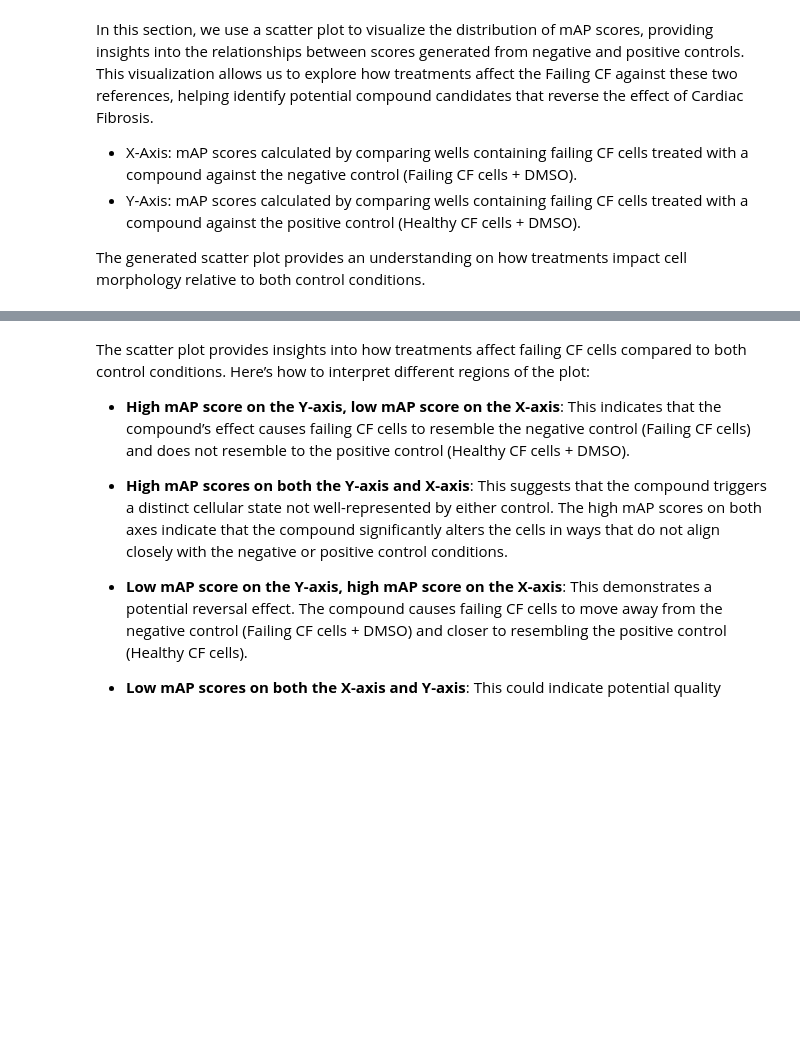
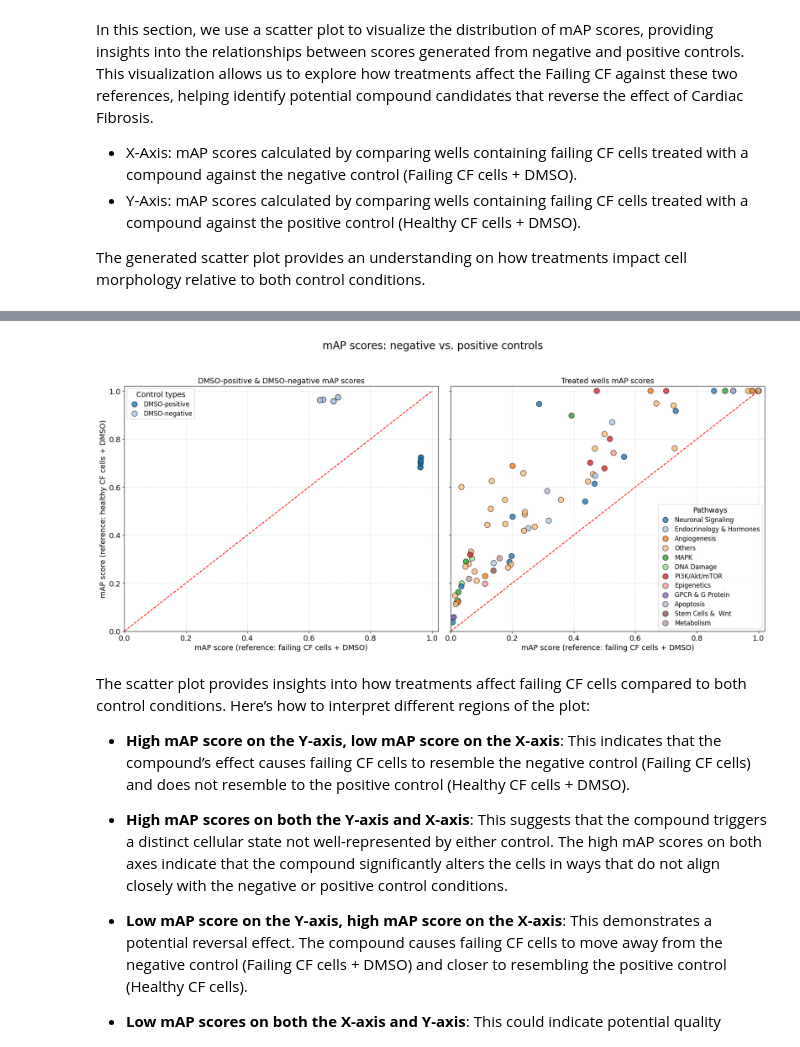
Before and after one commit to axiomcura/CFReT-screen-mAP-analysis, a Jupyter notebook: notebooks/1.map-analysis/2.map-analysis.ipynb, the cells around one changed output, grey strips where cells are left out. Drawn from its saved outputs; the diff is of its cells as text; code cells hidden in the pictures; blank space fills up the shorter version.

```diff
--- a/notebooks/1.map-analysis/2.map-analysis.ipynb
+++ b/notebooks/1.map-analysis/2.map-analysis.ipynb
@@ -130,3 +424,83 @@ plt.show()
+# %%
+# Separate the data into two subsets: DMSO-positive and DMSO-negative vs. the rest
+dmso_positive_negative = all_map_df[
+    all_map_df["Pathway"].str.contains("DMSO", na=False)
+]
+other_pathways = all_map_df[~all_map_df["Pathway"].str.contains("DMSO", na=False)]
+
+# Create subplots
+fig, axes = plt.subplots(1, 2, figsize=(18, 8), sharex=True, sharey=True)
+
+# Plot DMSO-positive & DMSO-negative
+sns.scatterplot(
+    data=dmso_positive_negative,
+    x="negative_mean_average_precision",
+    y="positive_mean_average_precision",
+    hue="Pathway",
+    palette="tab20",
+    ax=axes[0],
+    s=110,
+    edgecolor="black",
+    alpha=0.8,
+)
+axes[0].plot(
+    [0, 1], [0, 1], color="red", linestyle="--", linewidth=1.5
+)  # Diagonal line
+axes[0].set_xlim(0, 1.02)
+axes[0].set_ylim(0, 1.02)
+axes[0].grid(True, linestyle="--", linewidth=0.5, alpha=0.7)
+axes[0].set_xlabel("mAP score (reference: failing CF cells + DMSO)", fontsize=14)
+axes[0].set_ylabel("mAP score (reference: healthy CF cells + DMSO)", fontsize=14)
+axes[0].set_title("DMSO-positive & DMSO-negative mAP scores", fontsize=14)
+axes[0].tick_params(axis="both", which="major", labelsize=14)
+
+# Updating legend manually changing name and size
+legend = axes[0].legend_
+if legend is not None:
+    legend.set_title("Control types", prop={"size": 14})  # Increase legend title size
+    for text in legend.get_texts():
+        text.set_fontsize(12)  # Increase legend label size
+
+# Plotting the mAP scores of treated wells
+sns.scatterplot(
+    data=other_pathways,
+    x="negative_mean_average_precision",
+    y="positive_mean_average_precision",
+    hue="Pathway",
+    palette="tab20",
+    ax=axes[1],
+    s=110,
+    edgecolor="black",
+    alpha=0.8,
+)
+axes[1].plot(
+    [0, 1], [0, 1], color="red", linestyle="--", linewidth=1.5
+)  # Diagonal line
+axes[1].set_xlim(0, 1.02)
+axes[1].set_ylim(0, 1.02)
+axes[1].grid(True, linestyle="--", linewidth=0.5, alpha=0.7)
+axes[1].set_xlabel("mAP score (reference: failing CF cells + DMSO)", fontsize=14)
+axes[1].set_ylabel("mAP score (reference: healthy CF cells + DMSO)", fontsize=14)
+axes[1].set_title("Treated wells mAP scores", fontsize=14)
+axes[1].tick_params(axis="both", which="major", labelsize=14)
+
+# Adjust layout and add a main title
+fig.suptitle("mAP scores: negative vs. positive controls", fontsize=20, y=1.05)
+plt.tight_layout()
+
+legend = axes[1].legend_
+if legend is not None:
+    legend.set_title("Pathways", prop={"size": 14})  # Increase legend title size
+    for text in legend.get_texts():
+        text.set_fontsize(12)  # Increase legend label size
+
+# Save the figure
+plt.savefig(fig_dir_path / "map_scores_separated.png", dpi=300, bbox_inches="tight")
+
+# Show the plot
+plt.show()
+# %% [output]
+[figure, added]
 # %% [markdown]
 The scatter plot provides insights into how treatments affect failing CF cells compared to both control conditions. Here’s how to interpret different regions of the plot:
 
```
Also changed, not shown: parts of 18 cells of this notebook, 36 other files.
